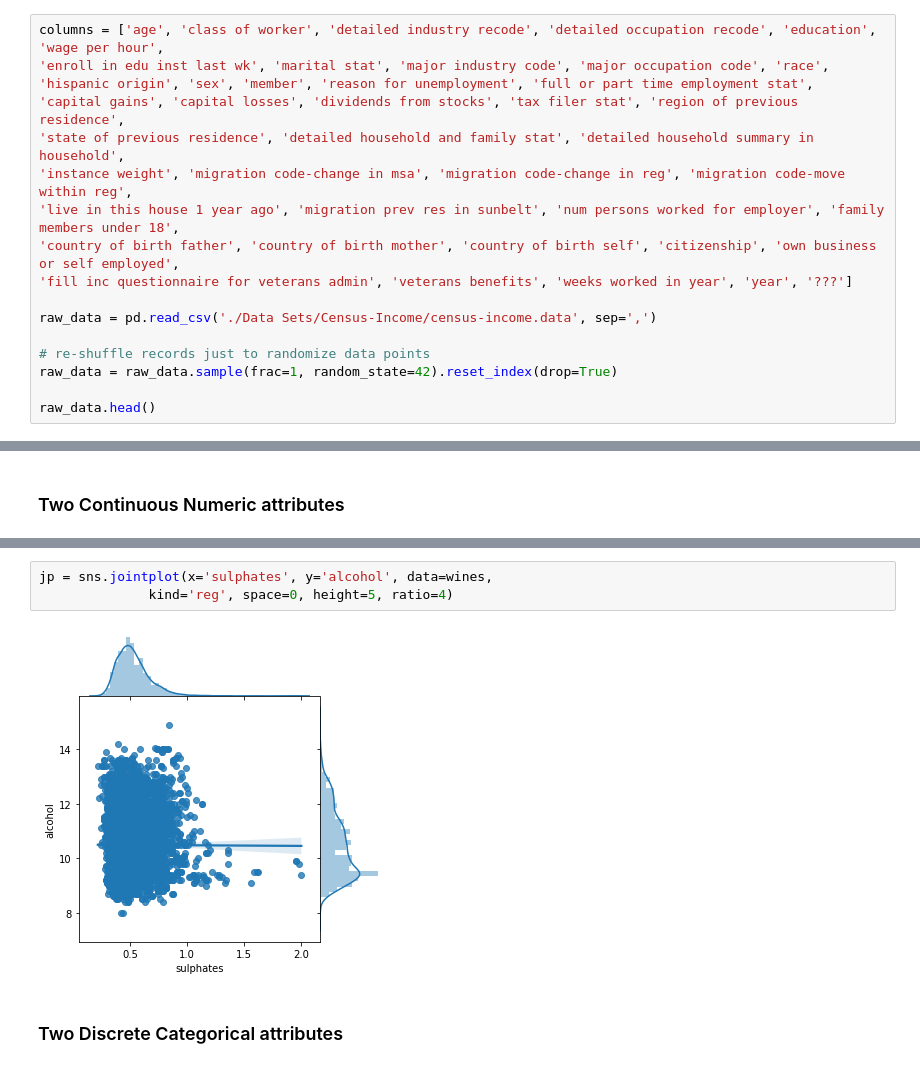
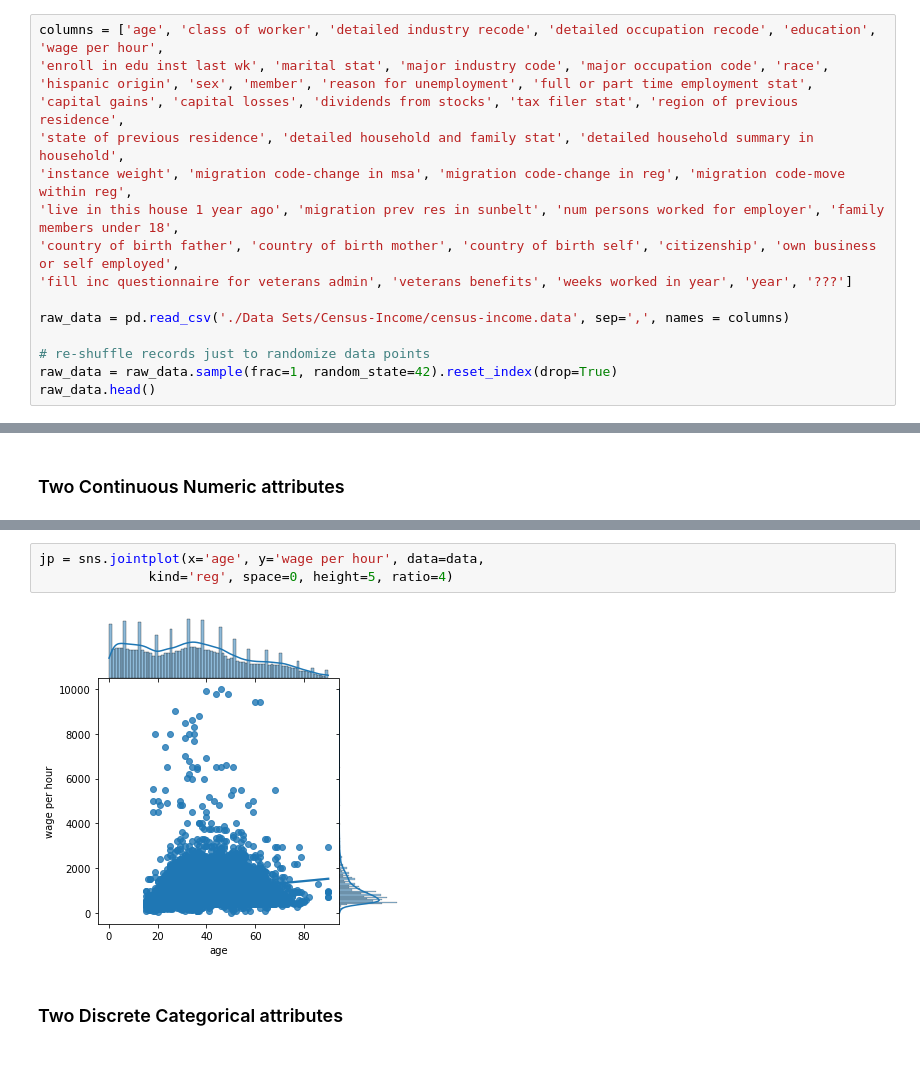
Before and after one commit to se21m024/DataScience, a Jupyter notebook: Exercise 1/se21m024_Stummer_ex1_Data_Visualization_Big.ipynb, the cells around one changed output, grey strips where cells are left out. Drawn from its saved outputs; the diff is of its cells as text.

```diff
--- a/Exercise 1/se21m024_Stummer_ex1_Data_Visualization_Big.ipynb
+++ b/Exercise 1/se21m024_Stummer_ex1_Data_Visualization_Big.ipynb
@@ -24,10 +26,9 @@ columns = ['age', 'class of worker', 'detailed industry recode', 'detailed occup
 'country of birth father', 'country of birth mother', 'country of birth self', 'citizenship', 'own business or self employed',
 'fill inc questionnaire for veterans admin', 'veterans benefits', 'weeks worked in year', 'year', '???']
 
-raw_data = pd.read_csv('./Data Sets/Census-Income/census-income.data', sep=',')
+raw_data = pd.read_csv('./Data Sets/Census-Income/census-income.data', sep=',', names = columns)
 
 # re-shuffle records just to randomize data points
 raw_data = raw_data.sample(frac=1, random_state=42).reset_index(drop=True)
-
 raw_data.head()
 # %% [output]
@@ -209,7 +224,7 @@ Text(0.5, 1.05, 'Wine Sulphates - Alcohol Content')
 # %%
-jp = sns.jointplot(x='sulphates', y='alcohol', data=wines,
+jp = sns.jointplot(x='age', y='wage per hour', data=data,
               kind='reg', space=0, height=5, ratio=4)
 # %% [output]
-[figure, old version]
+[figure, new version]
 # %% [markdown]
 ### Two Discrete Categorical attributes
```
Also changed, not shown: parts of 31 cells of this notebook, 1 other file.
